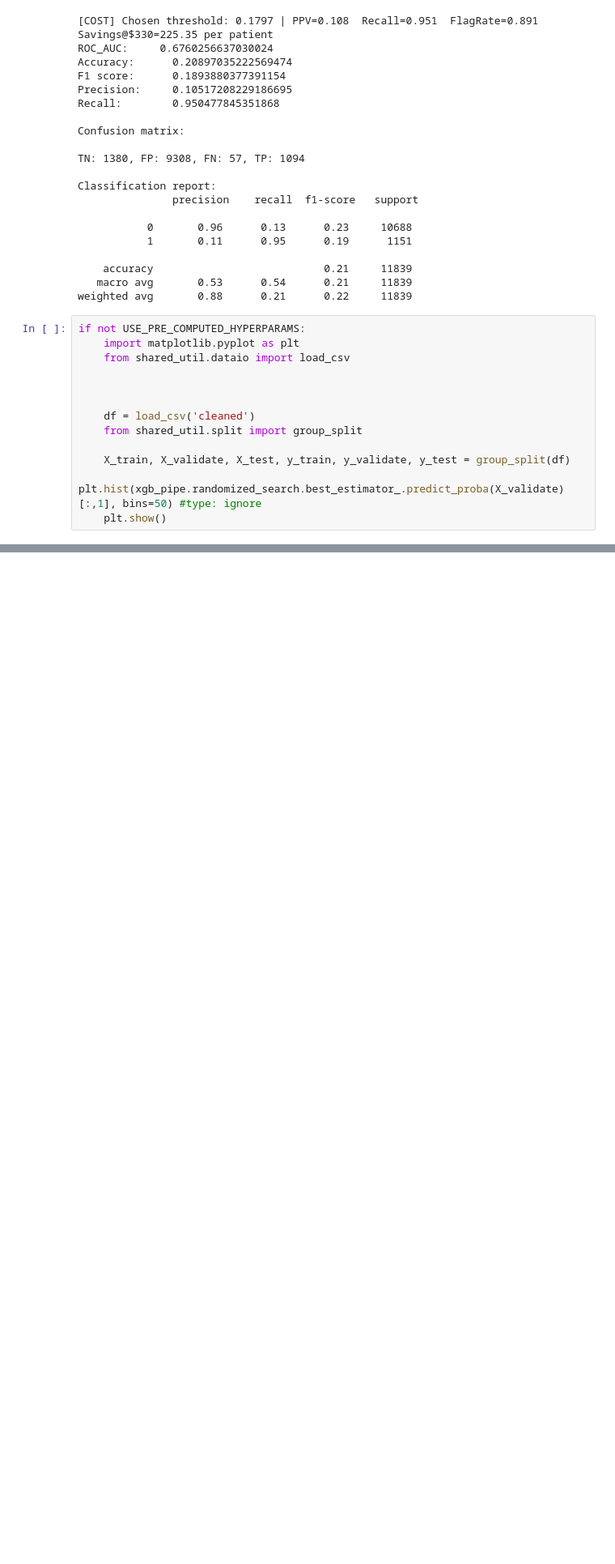
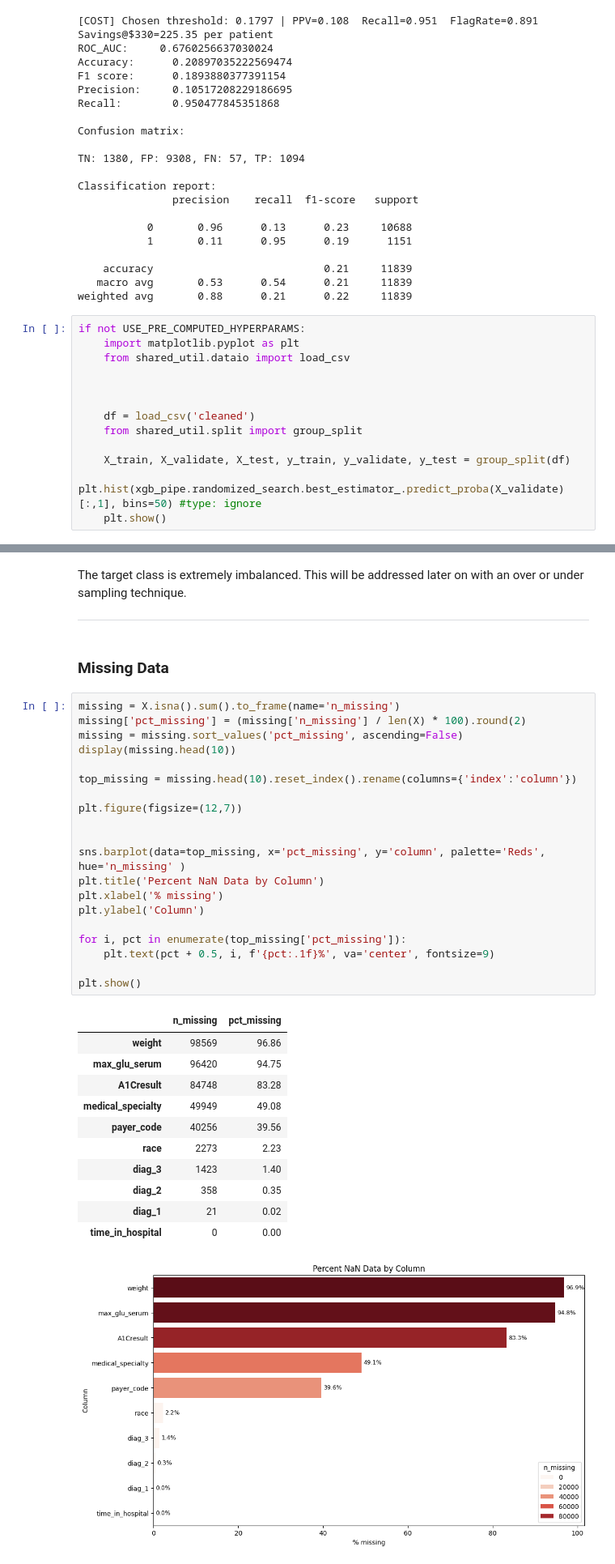
Before and after one commit to meaton96/Eaton_633_Project, a Jupyter notebook: notebooks/000_Main.ipynb, the cells around one changed output, grey strips where cells are left out. Shown at 81% size. Saved outputs shown, nothing was run; the diff lists cells and outputs as text; blank space fills up the shorter version.

```diff
--- a/notebooks/000_Main.ipynb
+++ b/notebooks/000_Main.ipynb
@@ -880,0 +1053,39 @@ if not USE_PRE_COMPUTED_HYPERPARAMS:
+# %% [markdown]
+The target class is extremely imbalanced. This will be addressed later on with an over or under sampling technique.
+
+<HR>
+# %% [markdown]
+### Missing Data
+# %%
+missing = X.isna().sum().to_frame(name='n_missing')
+missing['pct_missing'] = (missing['n_missing'] / len(X) * 100).round(2)
+missing = missing.sort_values('pct_missing', ascending=False)
+display(missing.head(10))
+
+top_missing = missing.head(10).reset_index().rename(columns={'index':'column'})
+
+plt.figure(figsize=(12,7))
+
+
+sns.barplot(data=top_missing, x='pct_missing', y='column', palette='Reds', hue='n_missing' )
+plt.title('Percent NaN Data by Column')
+plt.xlabel('% missing')
+plt.ylabel('Column')
+
+for i, pct in enumerate(top_missing['pct_missing']):
+    plt.text(pct + 0.5, i, f'{pct:.1f}%', va='center', fontsize=9)
+
+plt.show()
+# %% [output]
+|  | n_missing | pct_missing |
+| weight | 98569 | 96.86 |
+| max_glu_serum | 96420 | 94.75 |
+| A1Cresult | 84748 | 83.28 |
+| medical_specialty | 49949 | 49.08 |
+| payer_code | 40256 | 39.56 |
+| race | 2273 | 2.23 |
+| diag_3 | 1423 | 1.40 |
+| diag_2 | 358 | 0.35 |
+| diag_1 | 21 | 0.02 |
+| time_in_hospital | 0 | 0.00 |
+[figure, added]
```
Also changed, not shown: parts of 96 cells of this notebook, 2 other files.
